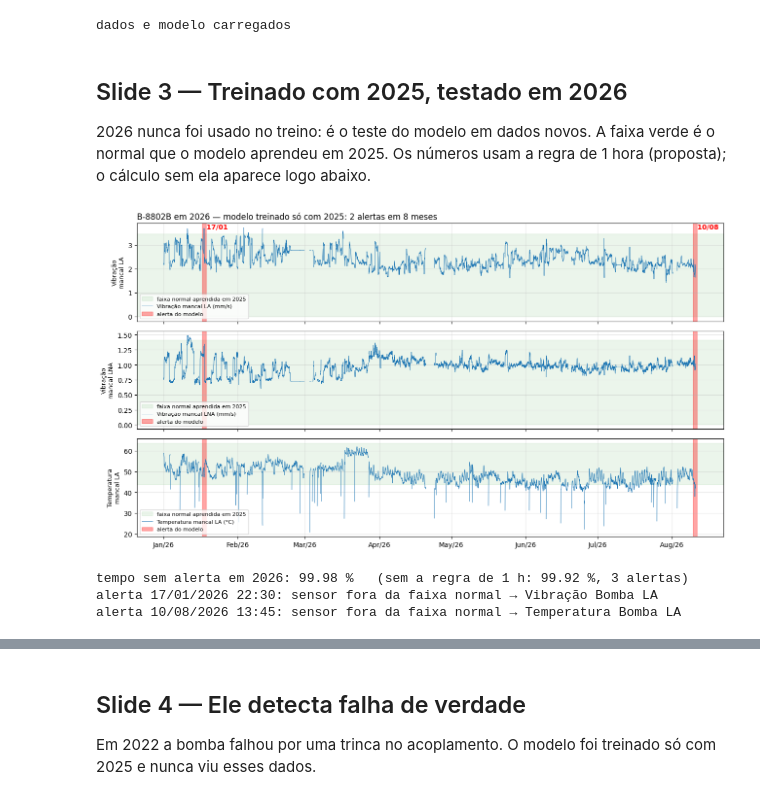
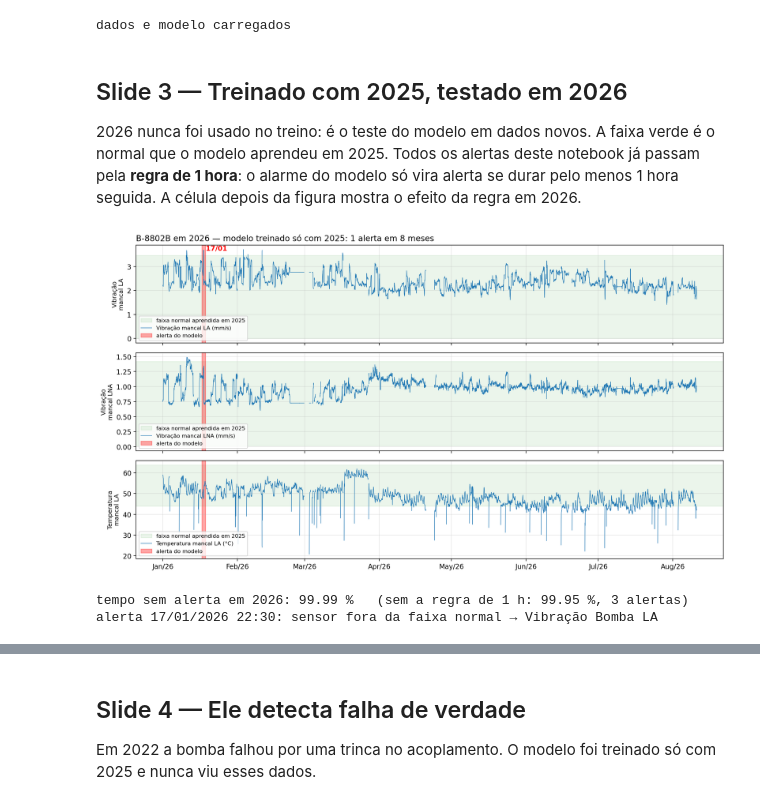
Before and after one commit to SIMPred-Petrobras/transpetro-models, a Jupyter notebook: notebooks/drift/apresentacao_simpred_B-8802B.ipynb, the cells around one changed output, grey strips where cells are left out. Cells and saved outputs as stored; diff of their text form; code cells hidden in the pictures.

```diff
--- a/notebooks/drift/apresentacao_simpred_B-8802B.ipynb
+++ b/notebooks/drift/apresentacao_simpred_B-8802B.ipynb
@@ -19,6 +19,7 @@ import sys, json, warnings
 from pathlib import Path
 import numpy as np, pandas as pd
 import matplotlib.pyplot as plt, matplotlib.dates as mdates
+%config InlineBackend.figure_format = "retina"
 warnings.filterwarnings("ignore")
 PROJECT_ROOT = Path.cwd().resolve()
 while not (PROJECT_ROOT / "src").exists(): PROJECT_ROOT = PROJECT_ROOT.parent
@@ -35,12 +36,26 @@ raw = si.carregar_dados(DEP / "B-8802B-2025/dados/2025_2026/data_2025-01-01_2026
 raw22 = si.carregar_dados(next((DEP / "B-8802B/dados").rglob("*_raw.csv")))
 faixa = json.loads((B / "clip_bounds.json").read_text())                  # faixa normal aprendida em 2025 (p1–p99,9)
 
+ALARM = json.loads((B / "alarm.json").read_text())
+
 def alertas(df):
-    """Alarme do modelo em produção, instante a instante."""
-    return si.prever(B, modelo, si.preprocessar(B, df))["is_anomaly"]
+    """Alarme do modelo em produção, instante a instante: 15 dos últimos 20 pontos (100 min) acima do limite.
+    Dois cuidados com as paradas da bomba, que o pipeline filtra (pressão de descarga < 35 bar, e 90 min depois
+    de religar):
+    - a persistência é contada no tempo, então a janela não junta pontos de antes e de depois de uma parada;
+    - o `ffill` do pipeline preenche até 20 min de cada parada repetindo o último valor; esses pontos não são
+      medição real e ficam fora do alarme."""
+    erro = si.prever(B, modelo, si.preprocessar(B, df))["reconstruction_error"]
+    ligada = df["Pressão Descarga"].where(df["Pressão Descarga"] > 35).resample("5min").last().notna()
+    real = ligada.reindex(erro.index, fill_value=False)
+    acima = (erro[real] > ALARM["threshold"]).astype(float)
+    janela = f"{5 * ALARM['debounce_window']}min"
+    cont, n = acima.rolling(janela).sum(), acima.rolling(janela).count()
+    return ((cont >= ALARM["debounce_min"]) & (n >= ALARM["debounce_window"])).reindex(erro.index, fill_value=False)
 
 def min_duracao(al, horas=1.0):
-    """Regra de 1 hora (proposta): um episódio só vira alerta se durar ≥ `horas`, e só a partir daí."""
+    """Regra de 1 hora: um alarme só vira alerta se durar ≥ `horas`, e o alerta sai a partir desse ponto.
+    Alarmes mais curtos (oscilação rápida que mal passa do limite) são descartados."""
     out = pd.Series(False, index=al.index); a = al[al]
     if a.empty: return out
     g = (a.index.to_series().diff() > pd.Timedelta(hours=12)).cumsum()
@@ -70,35 +85,35 @@ dados e modelo carregados
 ## Slide 3 — Treinado com 2025, testado em 2026
 
 2026 nunca foi usado no treino: é o teste do modelo em dados novos. A faixa verde é o normal que o modelo
-aprendeu em 2025. Os números usam a regra de 1 hora (proposta); o cálculo sem ela aparece logo abaixo.
+aprendeu em 2025. Todos os alertas deste notebook já passam pela **regra de 1 hora**: o alarme do modelo só
+vira alerta se durar pelo menos 1 hora seguida. A célula depois da figura mostra o efeito da regra em 2026.
 # %%
 al_todo = alertas(raw)
 al26_sem_regra = al_todo[al_todo.index >= "2026-01-01"]
 al26 = min_duracao(al_todo)[lambda s: s.index >= "2026-01-01"]
 eps = episodios(al26)
 
 h = horaria(raw.loc["2026-01-01":], COLS)
 fig, axes = plt.subplots(3, 1, figsize=(13, 7.2), sharex=True)
 for ax, c in zip(axes, COLS):
     lo, hi = faixa[c]
     ax.axhspan(lo, hi, color="green", alpha=0.08, label="faixa normal aprendida em 2025")
     ax.plot(h.index, h[c], linewidth=0.7, label=NOMES[c])
     for i, (a, b) in enumerate(eps):
         ax.axvspan(a - pd.Timedelta(hours=18), b + pd.Timedelta(hours=18), color="red", alpha=0.35, label="alerta do modelo" if i == 0 else None)
     ax.set_ylabel(rotulo(c), fontsize=9); ax.grid(alpha=0.3); ax.legend(loc="lower left", fontsize=8)
 for (a, b) in eps:
     axes[0].text(a, axes[0].get_ylim()[1], f" {a:%d/%m}", color="red", fontsize=10, va="top", fontweight="bold")
-axes[0].set_title(f"B-8802B em 2026 — modelo treinado só com 2025: {len(eps)} alertas em 8 meses", loc="left")
+axes[0].set_title(f"B-8802B em 2026 — modelo treinado só com 2025: {len(eps)} alerta{'s' if len(eps) != 1 else ''} em 8 meses", loc="left")
 axes[-1].xaxis.set_major_formatter(mdates.DateFormatter("%b/%y")); plt.tight_layout(); plt.show()
 
 print(f"tempo sem alerta em 2026: {100 * (1 - al26.mean()):.2f} %   (sem a regra de 1 h: {100 * (1 - al26_sem_regra.mean()):.2f} %, "
       f"{len(episodios(al26_sem_regra))} alertas)")
 for a, b in eps:
     w = raw.loc[a:b]; w = w[w["Pressão Descarga"] > 35]
     fora = [c for c, (lo, hi) in faixa.items() if c in w and ((w[c] < lo) | (w[c] > hi)).mean() > 0.5]
     print(f"alerta {a:%d/%m/%Y %H:%M}: sensor fora da faixa normal → {', '.join(fora) or 'nenhum'}")
 # %% [output]
-[figure, old version]
+[figure, new version]
-tempo sem alerta em 2026: 99.98 %   (sem a regra de 1 h: 99.92 %, 3 alertas)
+tempo sem alerta em 2026: 99.99 %   (sem a regra de 1 h: 99.95 %, 3 alertas)
 alerta 17/01/2026 22:30: sensor fora da faixa normal → Vibração Bomba LA
-alerta 10/08/2026 13:45: sensor fora da faixa normal → Temperatura Bomba LA
```
Also changed, not shown: parts of 17 cells of this notebook.
